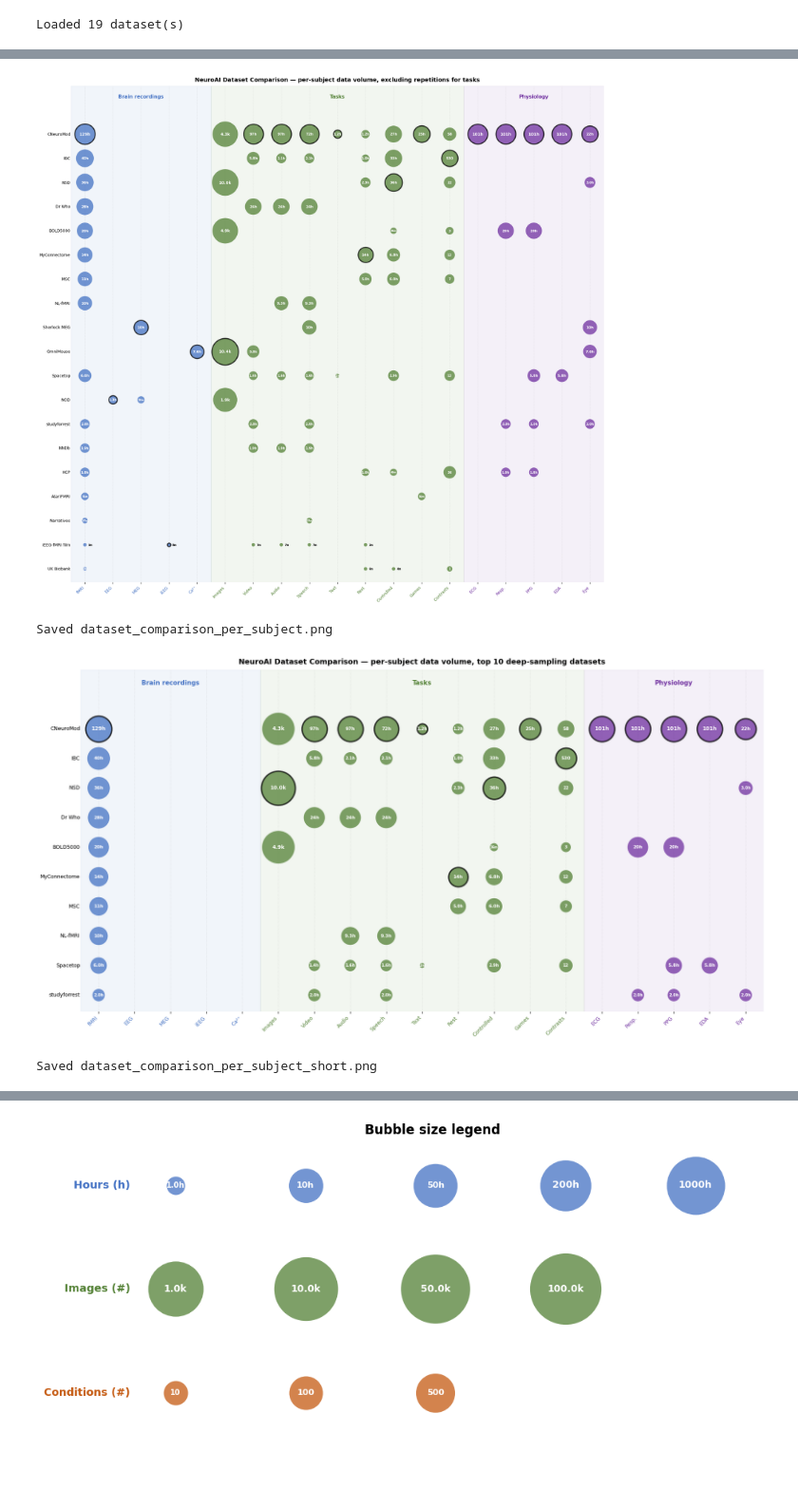
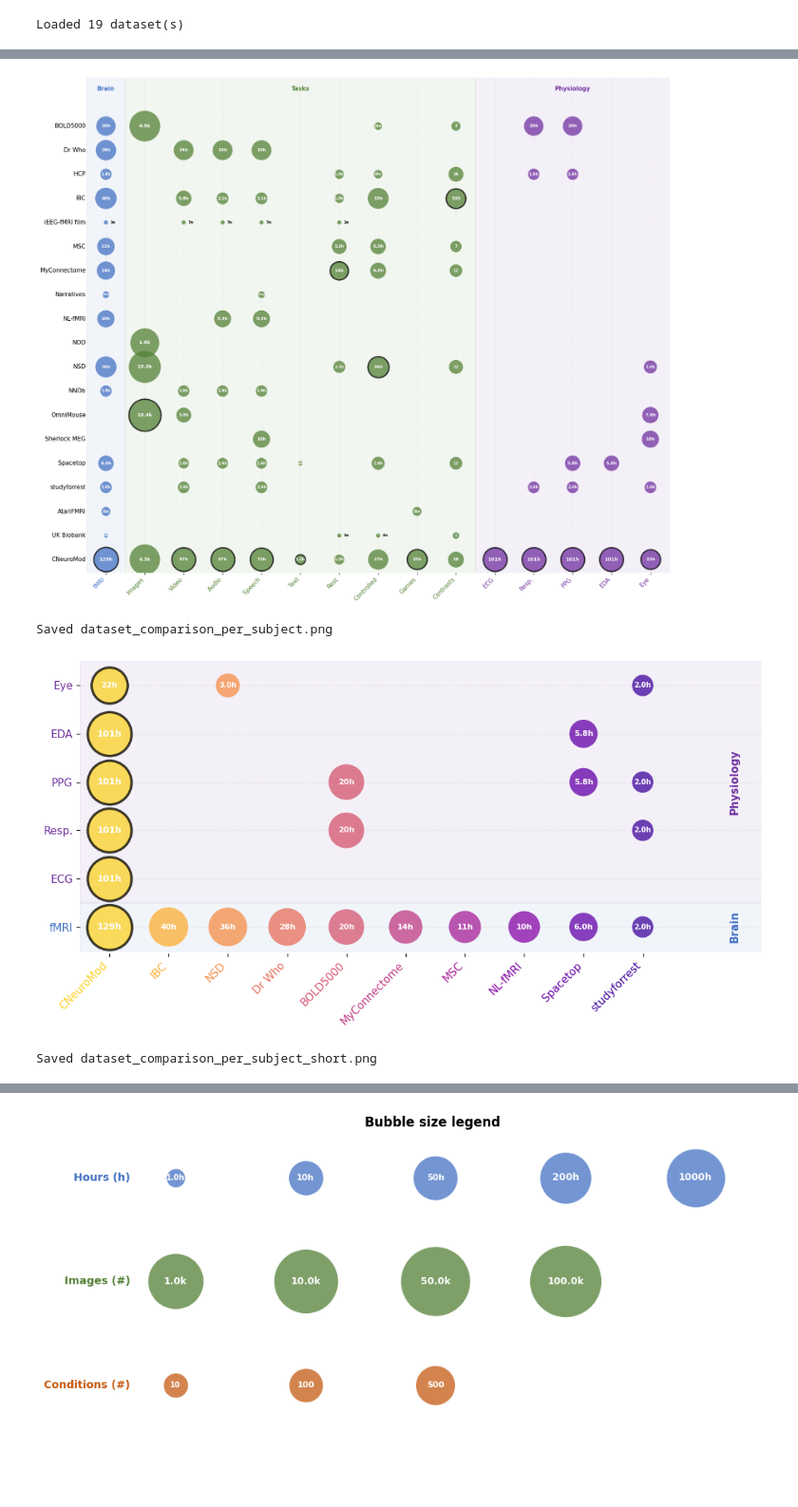
Before and after one commit to courtois-neuromod/cneuromod.all.comparison, a Jupyter notebook: notebooks/summary.ipynb, the cells around one changed output, grey strips where cells are left out. Shown at 95% size. Saved outputs shown, nothing was run; the diff lists cells and outputs as text; code cells hidden in the pictures.

```diff
--- a/notebooks/summary.ipynb
+++ b/notebooks/summary.ipynb
@@ -24,35 +56,26 @@ from analysis.tables import COLUMN_GROUPS_PER_SUBJECT, COLUMN_GROUPS_TOTAL
 # %%
 make_bubble_chart(
     COLUMN_GROUPS_PER_SUBJECT,
     pivot_per_subject,
     datasets_list,
-    "NeuroAI Dataset Comparison — per-subject data volume, excluding repetitions for tasks",
+    None,
     output_dir / "dataset_comparison_per_subject.png",
 )
 # %% [output]
-[figure, old version]
+[figure, new version]
 Saved dataset_comparison_per_subject.png
 # %%
-EXCLUDE = {"OmniMouse", "UK Biobank", "HCP"}
-fmri_col = "neuroimaging.fmri.per_subject_h"
-datasets_filtered = [
-    ds for ds in datasets_list if ds not in EXCLUDE
-]
-datasets_top10 = sorted(
-    datasets_filtered,
-    key=lambda ds: float(pivot_per_subject.loc[ds, fmri_col]) if ds in pivot_per_subject.index and fmri_col in pivot_per_subject.columns and pd.notna(pivot_per_subject.loc[ds, fmri_col]) else 0.0,
-    reverse=True,
-)[:10]
-
 make_bubble_chart(
-    COLUMN_GROUPS_PER_SUBJECT,
+    [g for g in COLUMN_GROUPS_PER_SUBJECT if g[0] != "Tasks"],
     pivot_per_subject,
     datasets_top10,
-    "NeuroAI Dataset Comparison — per-subject data volume, top 10 deep-sampling datasets",
+    None,
     output_dir / "dataset_comparison_per_subject_short.png",
+    row_colors=dataset_colors_turbo,
+    transpose=True,
 )
 # %% [output]
-[figure, old version]
+[figure, new version]
 Saved dataset_comparison_per_subject_short.png
 # %%
 make_bubble_chart(
```
Also changed, not shown: parts of 6 cells of this notebook, 18 other files.
